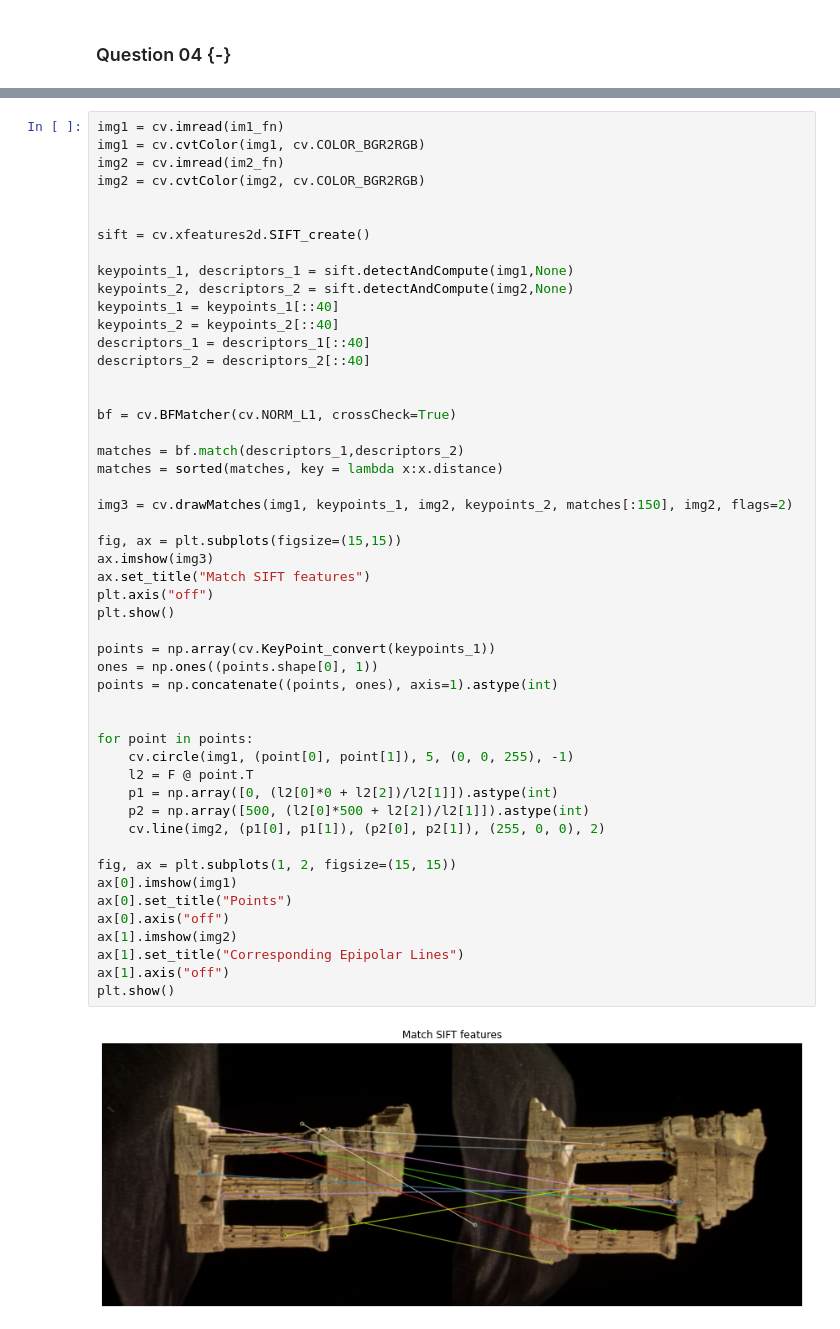
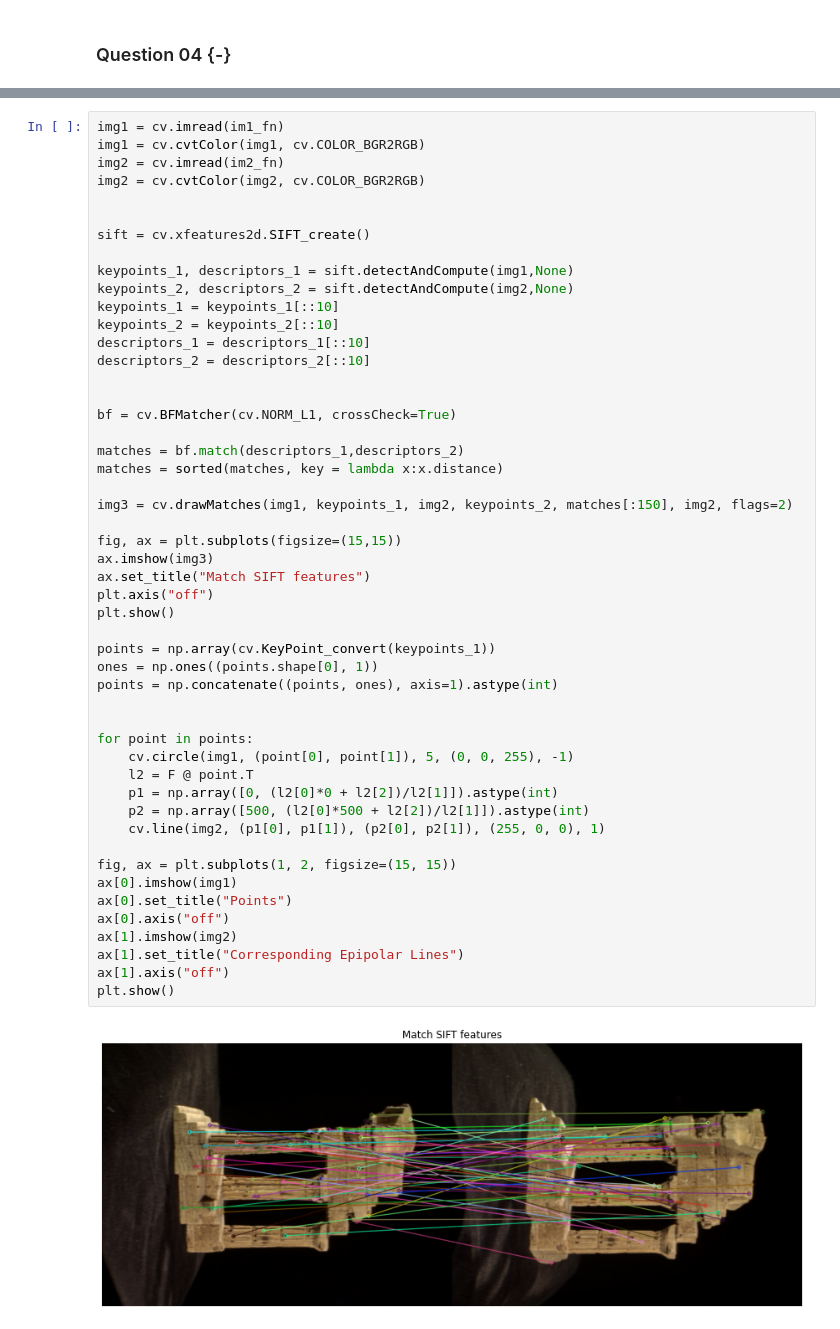
Before and after one commit to dakshinatharindu/Image-Processing, a Jupyter notebook: Excercise-08/190622R_excercise_08.ipynb, the cells around one changed output, grey strips where cells are left out. Cells and saved outputs as stored; diff of their text form.

```diff
--- a/Excercise-08/190622R_excercise_08.ipynb
+++ b/Excercise-08/190622R_excercise_08.ipynb
@@ -94,10 +96,10 @@ sift = cv.xfeatures2d.SIFT_create()
 
 keypoints_1, descriptors_1 = sift.detectAndCompute(img1,None)
 keypoints_2, descriptors_2 = sift.detectAndCompute(img2,None)
-keypoints_1 = keypoints_1[::40]
-keypoints_2 = keypoints_2[::40]
-descriptors_1 = descriptors_1[::40]
-descriptors_2 = descriptors_2[::40]
+keypoints_1 = keypoints_1[::10]
+keypoints_2 = keypoints_2[::10]
+descriptors_1 = descriptors_1[::10]
+descriptors_2 = descriptors_2[::10]
 
 
 bf = cv.BFMatcher(cv.NORM_L1, crossCheck=True)
@@ -106,32 +108,32 @@ matches = bf.match(descriptors_1,descriptors_2)
 matches = sorted(matches, key = lambda x:x.distance)
 
 img3 = cv.drawMatches(img1, keypoints_1, img2, keypoints_2, matches[:150], img2, flags=2)
 
 fig, ax = plt.subplots(figsize=(15,15))
 ax.imshow(img3)
 ax.set_title("Match SIFT features")
 plt.axis("off")
 plt.show()
 
 points = np.array(cv.KeyPoint_convert(keypoints_1))
 ones = np.ones((points.shape[0], 1))
 points = np.concatenate((points, ones), axis=1).astype(int)
 
 
 for point in points:
     cv.circle(img1, (point[0], point[1]), 5, (0, 0, 255), -1)
     l2 = F @ point.T
     p1 = np.array([0, (l2[0]*0 + l2[2])/l2[1]]).astype(int)
     p2 = np.array([500, (l2[0]*500 + l2[2])/l2[1]]).astype(int)
-    cv.line(img2, (p1[0], p1[1]), (p2[0], p2[1]), (255, 0, 0), 2)
+    cv.line(img2, (p1[0], p1[1]), (p2[0], p2[1]), (255, 0, 0), 1)
 
 fig, ax = plt.subplots(1, 2, figsize=(15, 15))
 ax[0].imshow(img1)
 ax[0].set_title("Points")
 ax[0].axis("off")
 ax[1].imshow(img2)
 ax[1].set_title("Corresponding Epipolar Lines")
 ax[1].axis("off")
 plt.show()
 # %% [output]
-[figure, old version]
+[figure, new version]
```
Also changed, not shown: parts of 4 cells of this notebook, 2 other files.
